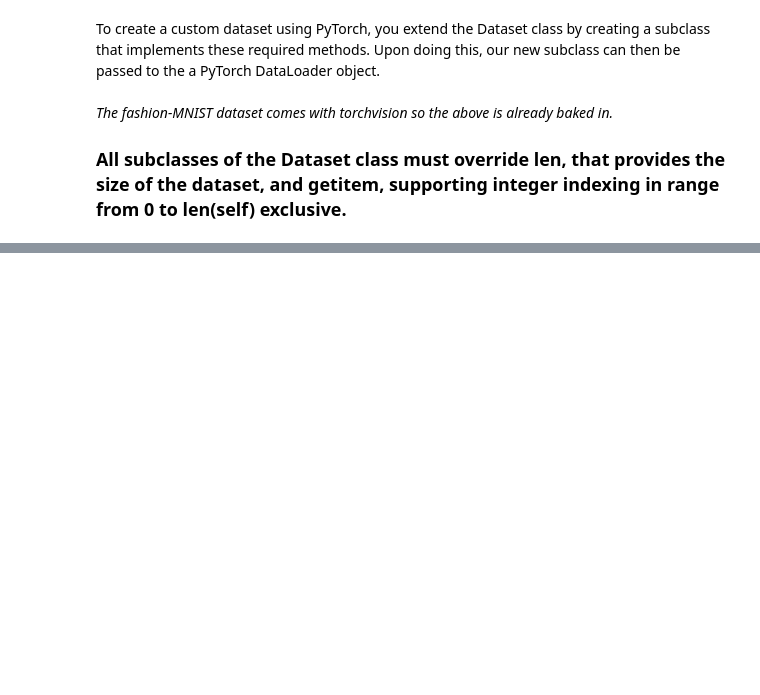
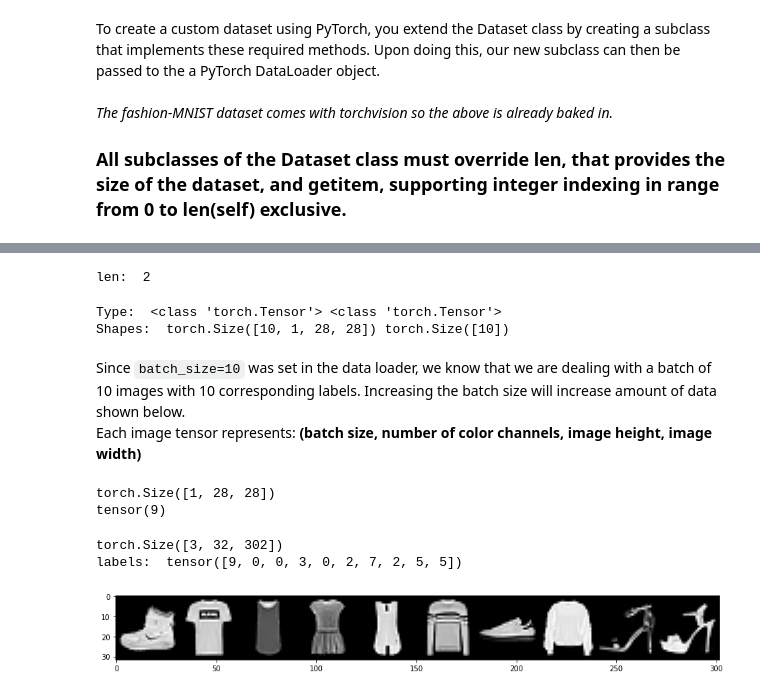
Before and after one commit to csouflis/learn_torch, a Jupyter notebook: p2_cnn_creation.ipynb, the cells around one changed output, grey strips where cells are left out. Drawn from its saved outputs; the diff is of its cells as text; code cells hidden in the pictures; blank space fills up the shorter version.

Commit message:
FirstNet creation
Extended tutorial to have (up to) first neural network creation. Finished data preparation, reviewing OOP and convnets. Built simple first of a convnet called FirstNet.

```diff
--- a/p2_cnn_creation.ipynb
+++ b/p2_cnn_creation.ipynb
@@ -94,0 +165,40 @@ Load:
+# %%
+display_loader = torch.utils.data.DataLoader(train_set, batch_size=10)
+# %%
+batch = next(iter(display_loader))
+print('len: ', len(batch))
+# %% [output]
+len:  2
+# %%
+images, labels = batch
+print('Type: ', type(images), type(labels))
+print('Shapes: ', images.shape, labels.shape)
+# %% [output]
+Type:  <class 'torch.Tensor'> <class 'torch.Tensor'>
+Shapes:  torch.Size([10, 1, 28, 28]) torch.Size([10])
+# %% [markdown]
+Since <code>batch_size=10</code> was set in the data loader, we know that we are dealing with a batch of 10 images with 10 corresponding labels. Increasing the batch size will increase amount of data shown below.<br>
+Each image tensor represents: **(batch size, number of color channels, image height, image width)**
+# %%
+#since shuffle=False, the boot is still the first image
+print(images[0].shape)
+print(labels[0])
+# %% [output]
+torch.Size([1, 28, 28])
+tensor(9)
+# %%
+# make_grid() function is used to make grid of images
+grid = torchvision.utils.make_grid(images, nrow=10)
+print(grid.shape)
+
+plt.figure(figsize=(15,15)) #simply size of figure, nothing to do with data itself
+plt.imshow(grid.permute(1,2,0))
+
+#rearranges the original tensor according to the desired ordering and returns a new multidimensional rotated tensor
+    #so this permute is changing the grid shape to (32, 302, 3) to meet imshow() requirements
+
+print('labels: ', labels)
+# %% [output]
+torch.Size([3, 32, 302])
+labels:  tensor([9, 0, 0, 3, 0, 2, 7, 2, 5, 5])
+[figure, added]
```
Also changed, not shown: parts of 39 cells of this notebook, 4 other files.
